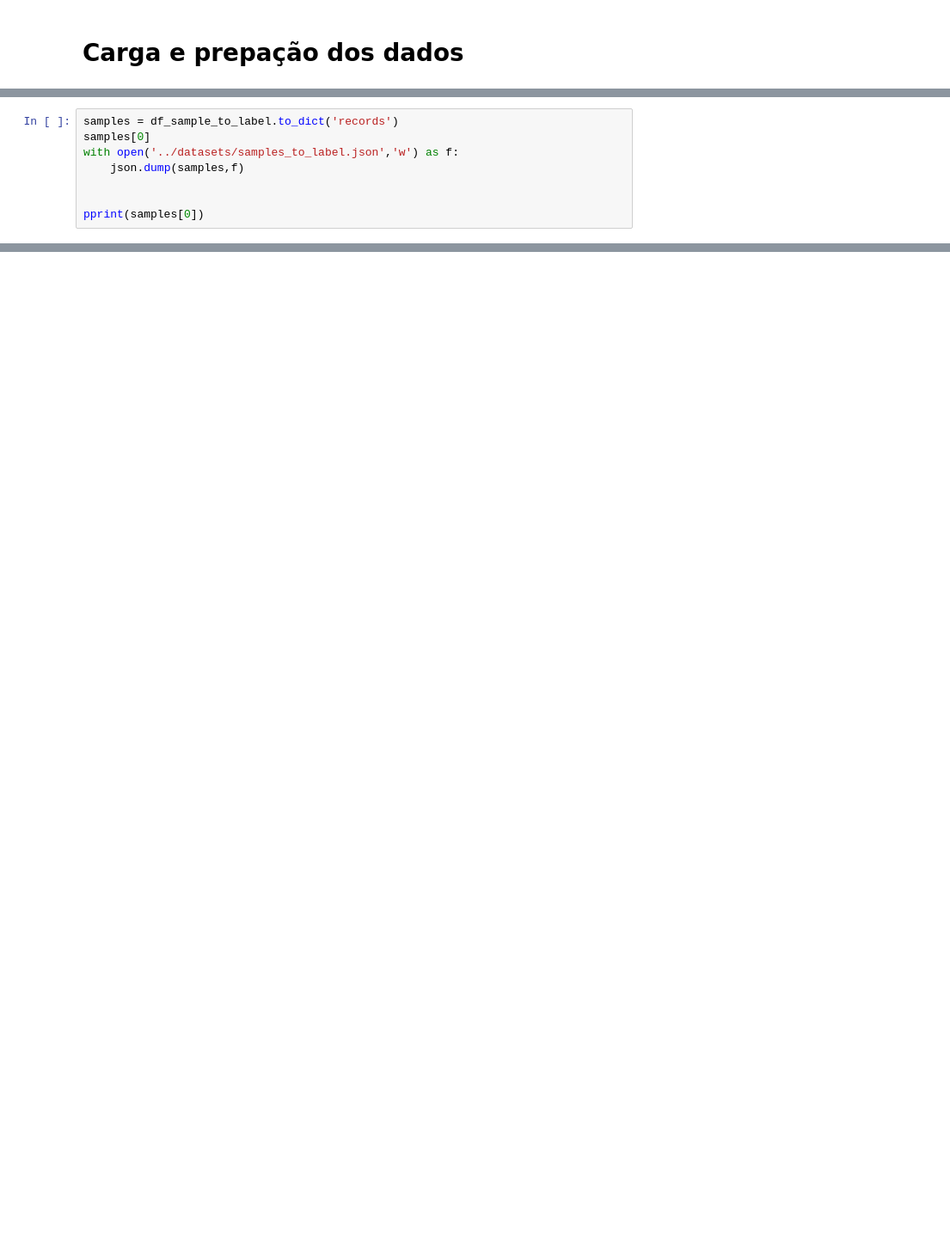
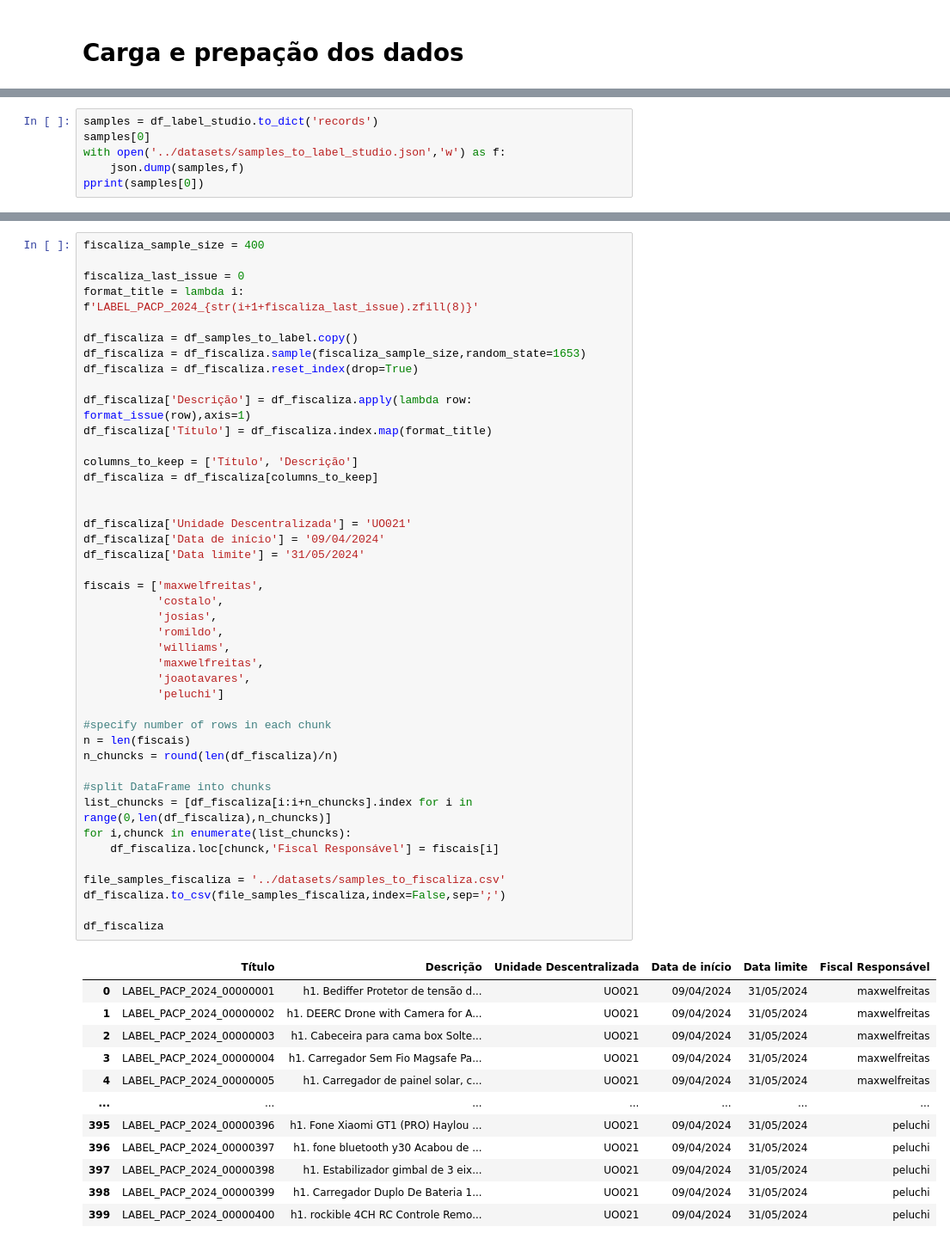
Before and after one commit to InovaFiscaliza/dados-pacp, a Jupyter notebook: sch/notebooks/11_extract_samples_to_label.ipynb, the cells around one changed output, grey strips where cells are left out. Shown at 86% size. Saved outputs shown, nothing was run; the diff lists cells and outputs as text; blank space fills up the shorter version.

```diff
--- a/sch/notebooks/11_extract_samples_to_label.ipynb
+++ b/sch/notebooks/11_extract_samples_to_label.ipynb
@@ -190,9 +257,7 @@ df_sample_to_label.head()
 # %%
-samples = df_sample_to_label.to_dict('records')
+samples = df_label_studio.to_dict('records')
 samples[0]
-with open('../datasets/samples_to_label.json','w') as f:
+with open('../datasets/samples_to_label_studio.json','w') as f:
     json.dump(samples,f)
-
-
 pprint(samples[0])
 # %% [output]
@@ -215,0 +274,56 @@ pprint(samples[0])
+# %%
+fiscaliza_sample_size = 400
+
+fiscaliza_last_issue = 0
+format_title = lambda i: f'LABEL_PACP_2024_{str(i+1+fiscaliza_last_issue).zfill(8)}'
+
+df_fiscaliza = df_samples_to_label.copy()
+df_fiscaliza = df_fiscaliza.sample(fiscaliza_sample_size,random_state=1653)
+df_fiscaliza = df_fiscaliza.reset_index(drop=True)
+
+df_fiscaliza['Descrição'] = df_fiscaliza.apply(lambda row: format_issue(row),axis=1)
+df_fiscaliza['Título'] = df_fiscaliza.index.map(format_title)
+
+columns_to_keep = ['Título', 'Descrição']
+df_fiscaliza = df_fiscaliza[columns_to_keep]
+
+
+df_fiscaliza['Unidade Descentralizada'] = 'UO021'
+df_fiscaliza['Data de início'] = '09/04/2024'
+df_fiscaliza['Data limite'] = '31/05/2024'
+
+fiscais = ['maxwelfreitas',
+           'costalo',
+           'josias',
+           'romildo',
+           'williams',
+           'maxwelfreitas',
+           'joaotavares',
+           'peluchi']
+
+#specify number of rows in each chunk
+n = len(fiscais)
+n_chuncks = round(len(df_fiscaliza)/n)
+
+#split DataFrame into chunks
+list_chuncks = [df_fiscaliza[i:i+n_chuncks].index for i in range(0,len(df_fiscaliza),n_chuncks)]
+for i,chunck in enumerate(list_chuncks):
+    df_fiscaliza.loc[chunck,'Fiscal Responsável'] = fiscais[i]
+
+file_samples_fiscaliza = '../datasets/samples_to_fiscaliza.csv'
+df_fiscaliza.to_csv(file_samples_fiscaliza,index=False,sep=';')
+
+df_fiscaliza
+# %% [output]
+|  | Título | Descrição | Unidade Descentralizada | Data de início | Data limite | Fiscal Responsável |
+| 0 | LABEL_PACP_2024_00000001 | h1. Bediffer Protetor de tensão d... | UO021 | 09/04/2024 | 31/05/2024 | maxwelfreitas |
+| 1 | LABEL_PACP_2024_00000002 | h1. DEERC Drone with Camera for A... | UO021 | 09/04/2024 | 31/05/2024 | maxwelfreitas |
+| 2 | LABEL_PACP_2024_00000003 | h1. Cabeceira para cama box Solte... | UO021 | 09/04/2024 | 31/05/2024 | maxwelfreitas |
+| 3 | LABEL_PACP_2024_00000004 | h1. Carregador Sem Fio Magsafe Pa... | UO021 | 09/04/2024 | 31/05/2024 | maxwelfreitas |
+| 4 | LABEL_PACP_2024_00000005 | h1. Carregador de painel solar, c... | UO021 | 09/04/2024 | 31/05/2024 | maxwelfreitas |
+| ... | ... | ... | ... | ... | ... | ... |
+| 395 | LABEL_PACP_2024_00000396 | h1. Fone Xiaomi GT1 (PRO) Haylou ... | UO021 | 09/04/2024 | 31/05/2024 | peluchi |
+| 396 | LABEL_PACP_2024_00000397 | h1. fone bluetooth y30 Acabou de ... | UO021 | 09/04/2024 | 31/05/2024 | peluchi |
+| 397 | LABEL_PACP_2024_00000398 | h1. Estabilizador gimbal de 3 eix... | UO021 | 09/04/2024 | 31/05/2024 | peluchi |
+| 398 | LABEL_PACP_2024_00000399 | h1. Carregador Duplo De Bateria 1... | UO021 | 09/04/2024 | 31/05/2024 | peluchi |
+| 399 | LABEL_PACP_2024_00000400 | h1. rockible 4CH RC Controle Remo... | UO021 | 09/04/2024 | 31/05/2024 | peluchi |
```
Also changed, not shown: parts of 26 cells of this notebook.
